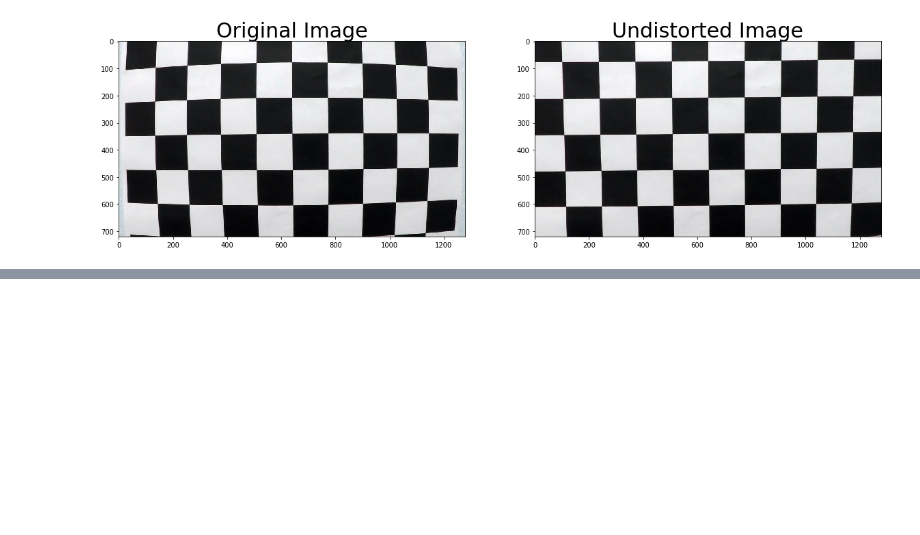
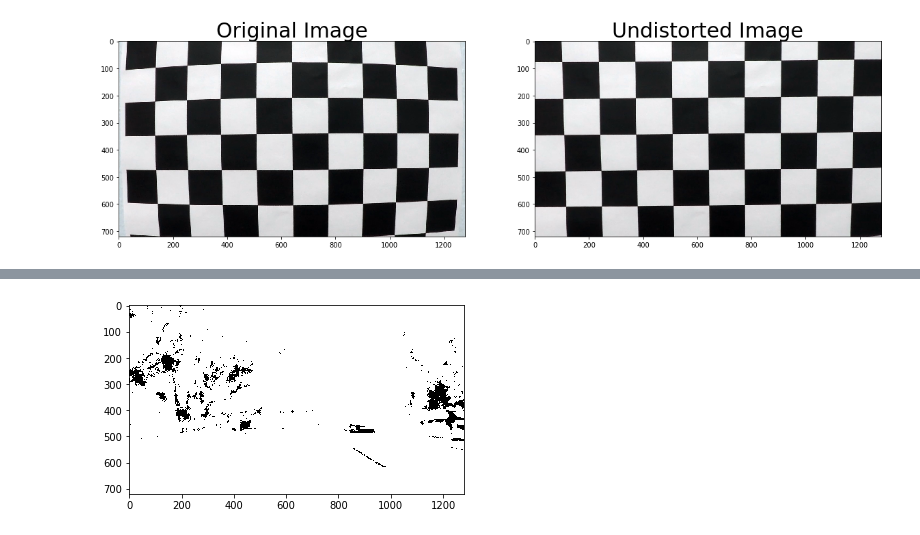
Before and after one commit to coswang1120/CarND-Advanced-Lane-Lines, a Jupyter notebook: P4.ipynb, the cells around one changed output, grey strips where cells are left out. Drawn from its saved outputs; the diff is of its cells as text; code cells hidden in the pictures; blank space fills up the shorter version.

```diff
--- a/P4.ipynb
+++ b/P4.ipynb
@@ -150,3 +146,29 @@ def add_label(img, offset, radius):
+# %%
+# Utility functions
+
+def threshold(channel, thresh=(0, 255)):
+    """Inputs a single channel, will scale it and threshold it"""
+    abs_channel = np.absolute(channel)
+    scaled_channel = np.uint8(255*abs_channel)
+
+    binary = np.zeros_like(channel)
+    binary[(scaled_channel >= thresh[0]) & (scaled_channel <= thresh[1])] = 1
+    return binary
+
+test_img = cv2.imread('./test_images/test5.jpg')
+undist = cv2.undistort(test_img, mtx, dist, None, mtx)
+hls_img = cv2.cvtColor(undist, cv2.COLOR_BGR2HLS)
+l_channel = hls_img[:,:,1]
+
+def test_threshold(thresh_min=0, thresh_max=255):
+    binary = threshold(l_channel, thresh=(thresh_min, thresh_max))
+    plt.imshow(binary, cmap='gray')
+
+interact(test_threshold, thresh_min=(0, 255), thresh_max=(0, 255))
+
+# TODO(Olala): do a grid search on all parameters
+# %% [output]
+[figure, added]
 # %%
 def image_pipeline(img):
     """Main pipeline that finds laneline"""
```
Also changed, not shown: parts of 5 cells of this notebook.
